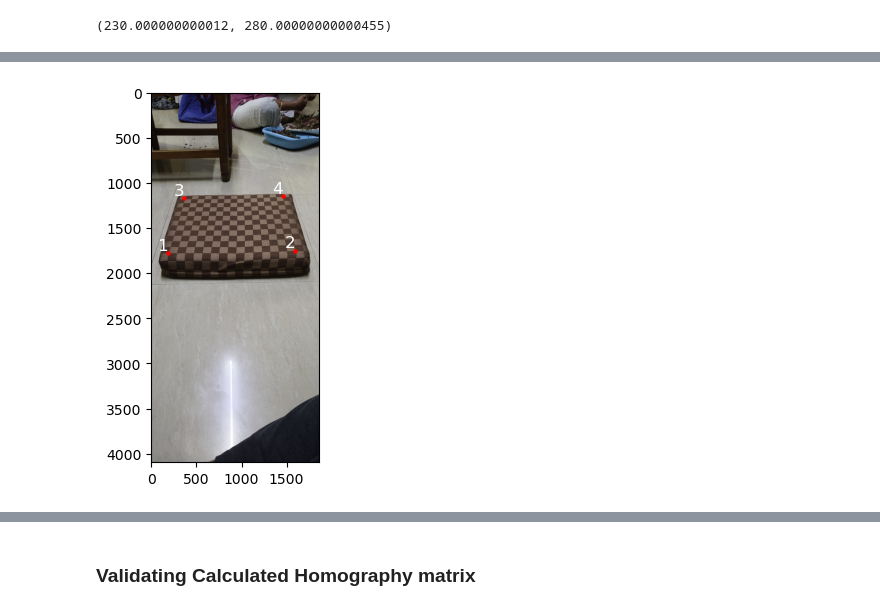
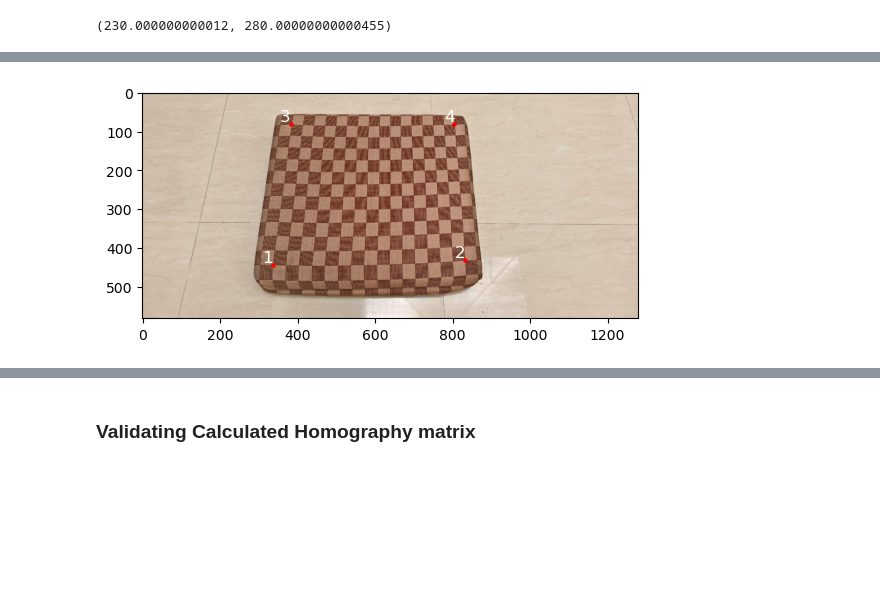
Before and after one commit to Suyashchavan10/3D_Vision_Camera_Calibration_and_Homography_Estimation, a Jupyter notebook: Homography_Estimation/Homography_Estimation_Code.ipynb, the cells around one changed output, grey strips where cells are left out. Cells and saved outputs as stored; diff of their text form; code cells hidden in the pictures; blank space fills up the shorter version.

```diff
--- a/Homography_Estimation/Homography_Estimation_Code.ipynb
+++ b/Homography_Estimation/Homography_Estimation_Code.ipynb
@@ -342,14 +509,14 @@ width: 1864 ,height: 4096
-# %%
-first_image_points = [
-    (180, 1780),
-    (1597, 1750),
-    (365, 1170),
-    (1455, 1150)
-]
-
-plot_points_on_image(first_image_path, first_image_points)
-# %% [output]
-[figure, removed]
+# %%
+first_image_points = [
+    (337, 445),
+    (832, 432),
+    (382, 80),
+    (805, 80),
+]
+
+plot_points_on_image(first_image_path, first_image_points)
+# %% [output]
+[figure, added]
 # %%
 second_image_path = r"C:\Users\suyash\OneDrive - iiit-b\Sem7\3D Vision\Assignments\3D_Vision_Camera_Calibration_and_Homography_Estimation\Homography_Estimation\pattern_view2.jpg"
 open_and_display_image(second_image_path)
```
Also changed, not shown: parts of 32 cells of this notebook, 28 other files.
